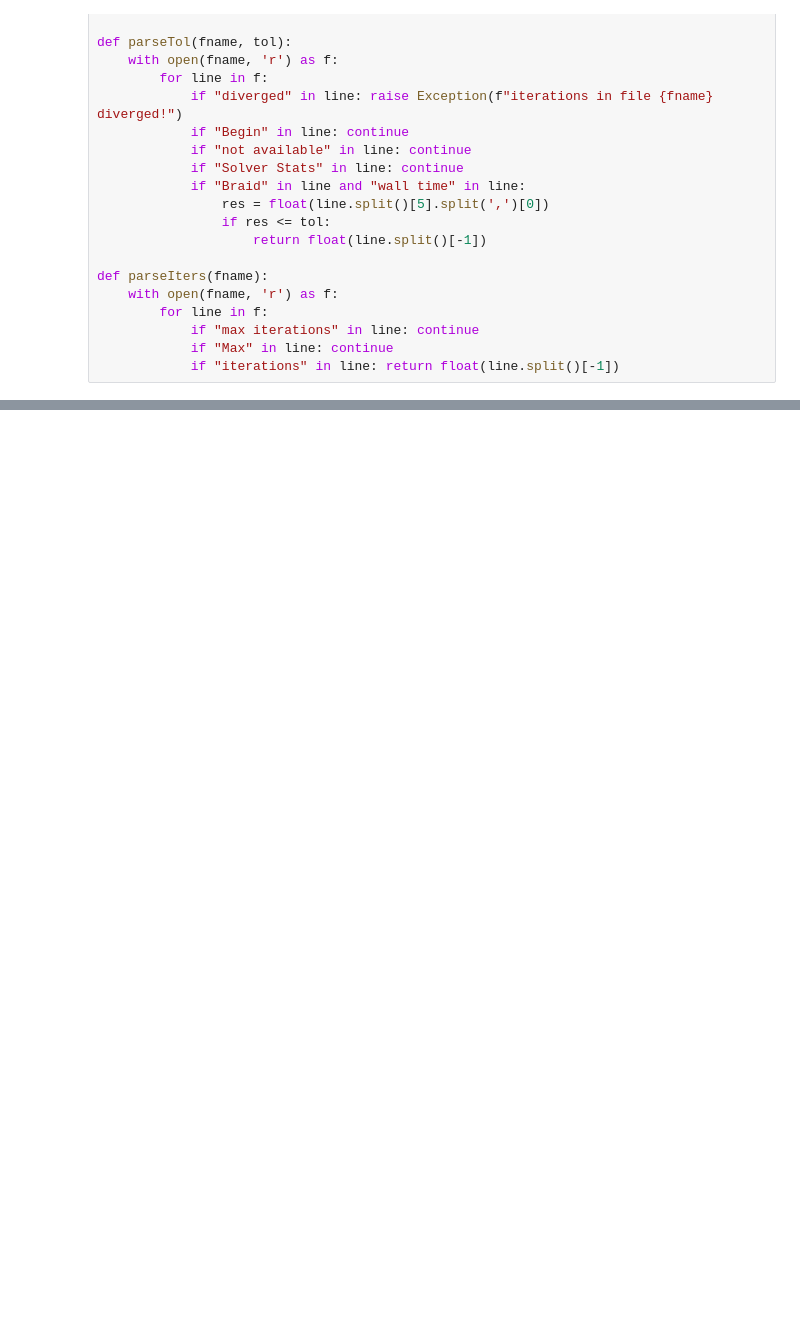
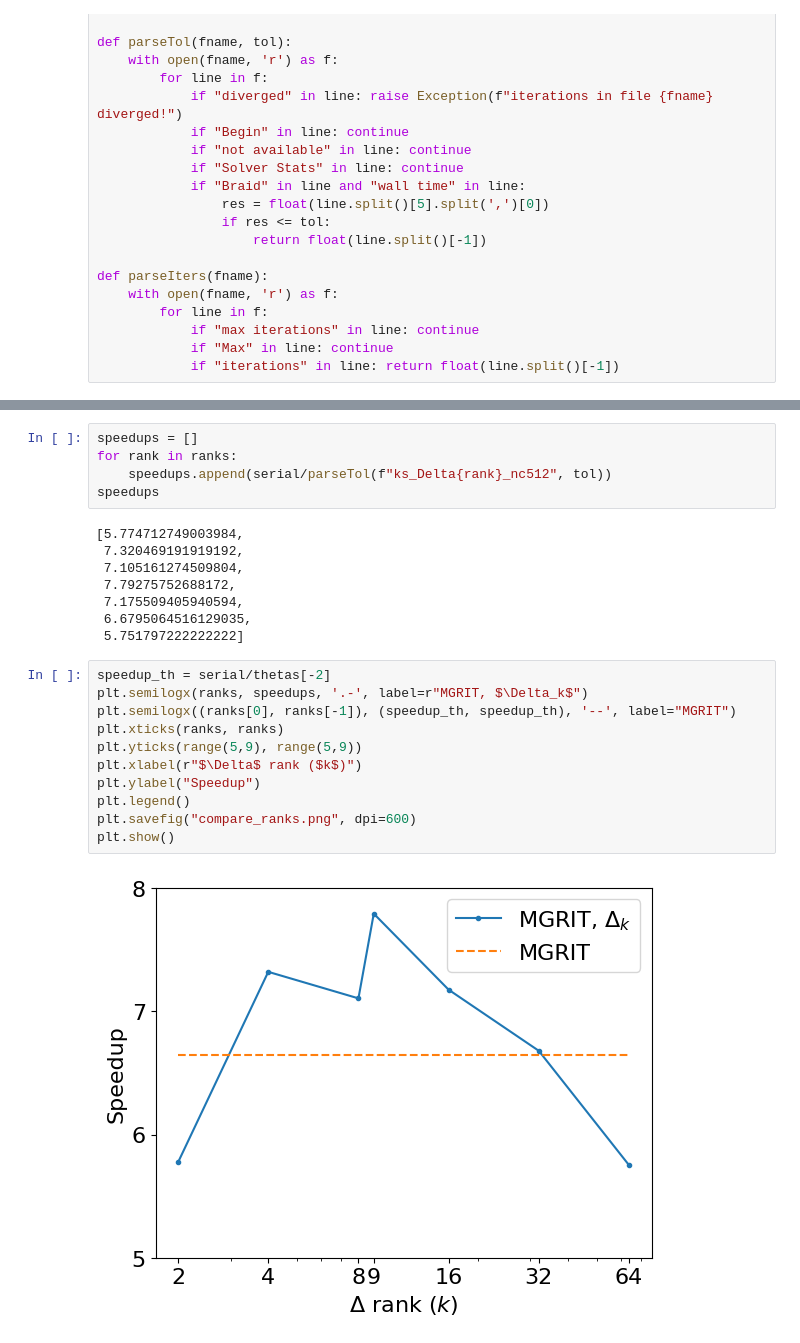
Before and after one commit to XBraid/xbraid, a Jupyter notebook: drivers/experiments/ks/strong_scaling_512/plot.ipynb, the cells around one changed output, grey strips where cells are left out. Drawn from its saved outputs; the diff is of its cells as text; blank space fills up the shorter version.

```diff
--- a/drivers/experiments/ks/strong_scaling_512/plot.ipynb
+++ b/drivers/experiments/ks/strong_scaling_512/plot.ipynb
@@ -99,0 +104,26 @@ array([0.899, 1.508, 2.287, 3.698, 5.408, 7.017, 5.824])
+# %%
+speedups = []
+for rank in ranks:
+    speedups.append(serial/parseTol(f"ks_Delta{rank}_nc512", tol))
+speedups
+# %% [output]
+[5.774712749003984,
+ 7.320469191919192,
+ 7.105161274509804,
+ 7.79275752688172,
+ 7.175509405940594,
+ 6.6795064516129035,
+ 5.751797222222222]
+# %%
+speedup_th = serial/thetas[-2]
+plt.semilogx(ranks, speedups, '.-', label=r"MGRIT, $\Delta_k$")
+plt.semilogx((ranks[0], ranks[-1]), (speedup_th, speedup_th), '--', label="MGRIT")
+plt.xticks(ranks, ranks)
+plt.yticks(range(5,9), range(5,9))
+plt.xlabel(r"$\Delta$ rank ($k$)")
+plt.ylabel("Speedup")
+plt.legend()
+plt.savefig("compare_ranks.png", dpi=600)
+plt.show()
+# %% [output]
+[figure, added]
```
Also changed, not shown: parts of 5 cells of this notebook, 9 other files.
